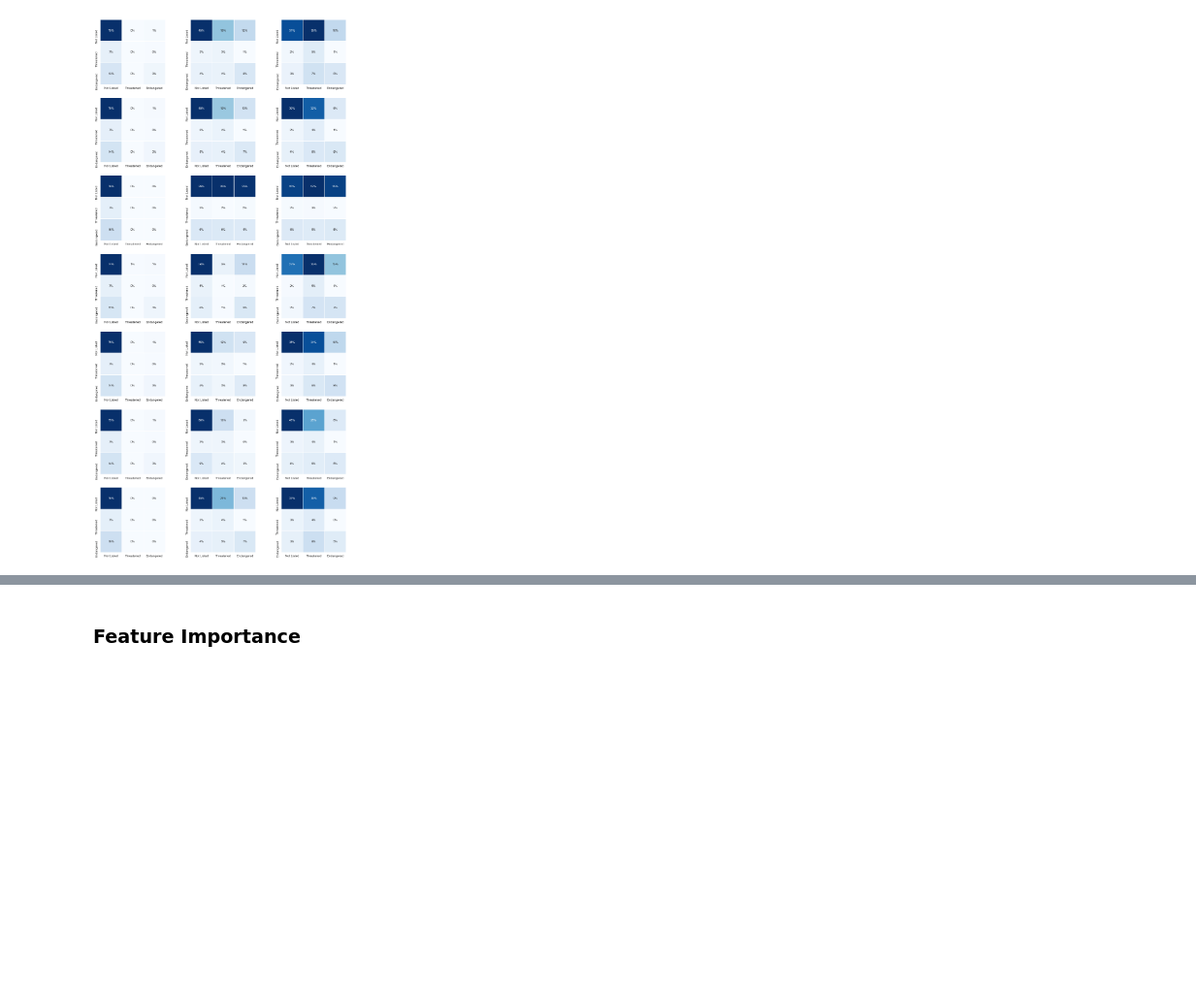
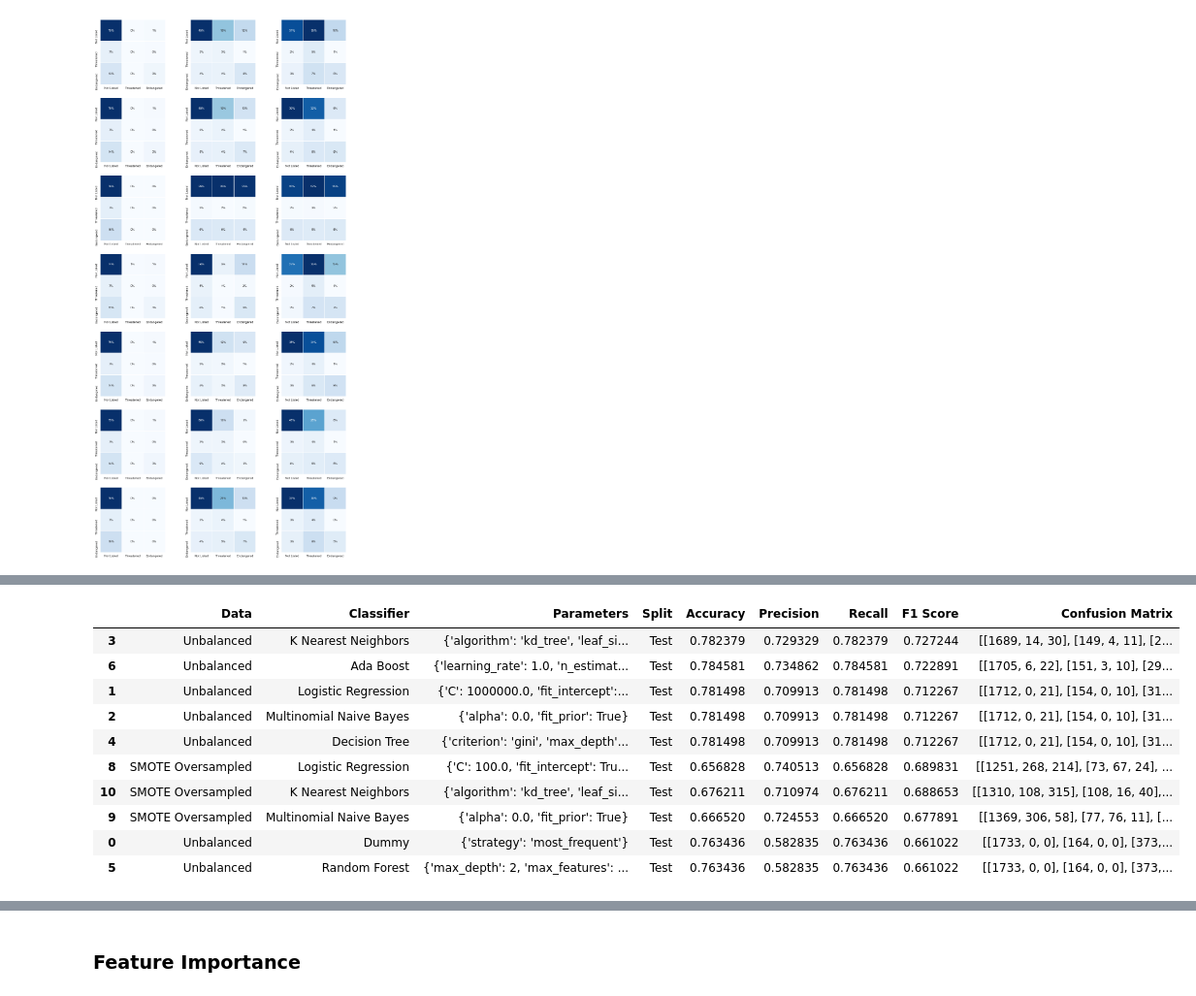
Before and after one commit to acdick/endangered_species_classification, a Jupyter notebook: Source/07_Interpretation.ipynb, the cells around one changed output, grey strips where cells are left out. Shown at 97% size. Cells and saved outputs as stored; diff of their text form; code cells hidden in the pictures; blank space fills up the shorter version.

```diff
--- a/Source/07_Interpretation.ipynb
+++ b/Source/07_Interpretation.ipynb
@@ -86,0 +104,15 @@ cm, axes = clf.plot_confusion_matrices(confusion_matrices, list(y_labels[0]))
+# %%
+# best_estimators
+best_estimators.sort_values(by=['F1 Score','Accuracy'], ascending=False).head(10)
+# %% [output]
+|  | Data | Classifier | Parameters | Split | Accuracy | Precision | Recall | F1 Score | Confusion Matrix |
+| 3 | Unbalanced | K Nearest Neighbors | {'algorithm': 'kd_tree', 'leaf_si... | Test | 0.782379 | 0.729329 | 0.782379 | 0.727244 | [[1689, 14, 30], [149, 4, 11], [2... |
+| 6 | Unbalanced | Ada Boost | {'learning_rate': 1.0, 'n_estimat... | Test | 0.784581 | 0.734862 | 0.784581 | 0.722891 | [[1705, 6, 22], [151, 3, 10], [29... |
+| 1 | Unbalanced | Logistic Regression | {'C': 1000000.0, 'fit_intercept':... | Test | 0.781498 | 0.709913 | 0.781498 | 0.712267 | [[1712, 0, 21], [154, 0, 10], [31... |
+| 2 | Unbalanced | Multinomial Naive Bayes | {'alpha': 0.0, 'fit_prior': True} | Test | 0.781498 | 0.709913 | 0.781498 | 0.712267 | [[1712, 0, 21], [154, 0, 10], [31... |
+| 4 | Unbalanced | Decision Tree | {'criterion': 'gini', 'max_depth'... | Test | 0.781498 | 0.709913 | 0.781498 | 0.712267 | [[1712, 0, 21], [154, 0, 10], [31... |
+| 8 | SMOTE Oversampled | Logistic Regression | {'C': 100.0, 'fit_intercept': Tru... | Test | 0.656828 | 0.740513 | 0.656828 | 0.689831 | [[1251, 268, 214], [73, 67, 24], ... |
+| 10 | SMOTE Oversampled | K Nearest Neighbors | {'algorithm': 'kd_tree', 'leaf_si... | Test | 0.676211 | 0.710974 | 0.676211 | 0.688653 | [[1310, 108, 315], [108, 16, 40],... |
+| 9 | SMOTE Oversampled | Multinomial Naive Bayes | {'alpha': 0.0, 'fit_prior': True} | Test | 0.666520 | 0.724553 | 0.666520 | 0.677891 | [[1369, 306, 58], [77, 76, 11], [... |
+| 0 | Unbalanced | Dummy | {'strategy': 'most_frequent'} | Test | 0.763436 | 0.582835 | 0.763436 | 0.661022 | [[1733, 0, 0], [164, 0, 0], [373,... |
+| 5 | Unbalanced | Random Forest | {'max_depth': 2, 'max_features': ... | Test | 0.763436 | 0.582835 | 0.763436 | 0.661022 | [[1733, 0, 0], [164, 0, 0], [373,... |
```
Also changed, not shown: parts of 10 cells of this notebook.
